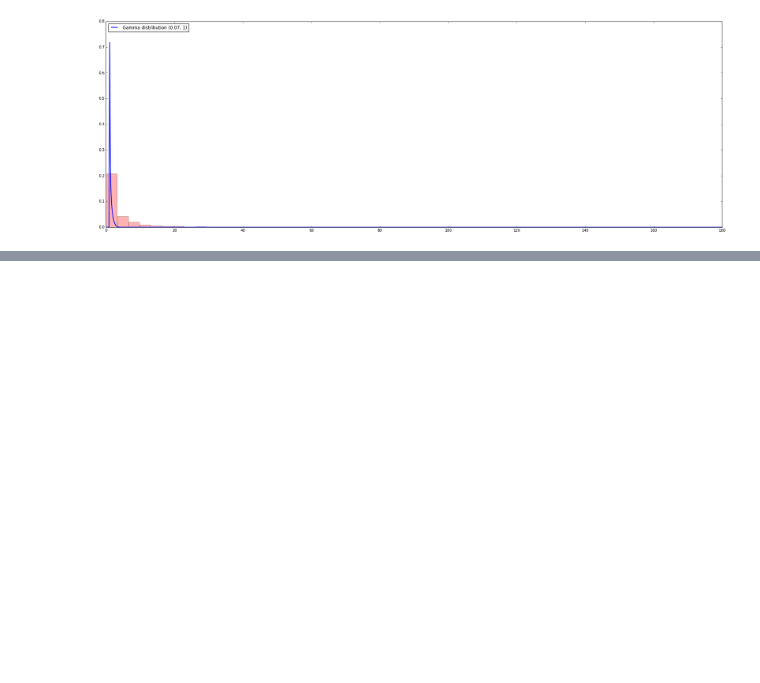
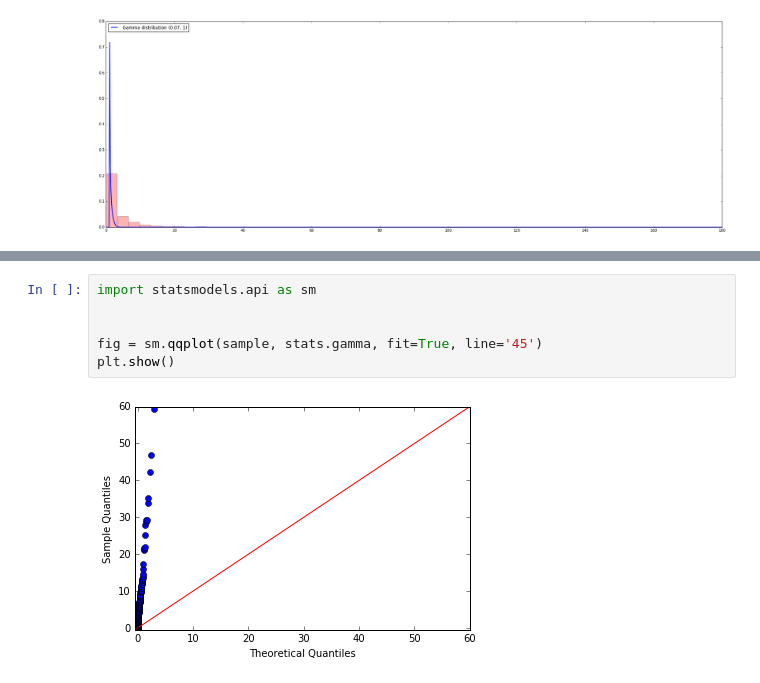
Before and after one commit to vipmax/PM, a Jupyter notebook: PM.ipynb, the cells around one changed output, grey strips where cells are left out. Drawn from its saved outputs; the diff is of its cells as text; blank space fills up the shorter version.

```diff
--- a/PM.ipynb
+++ b/PM.ipynb
@@ -285,0 +307,8 @@ for parameters in all_parameters:
+# %%
+import statsmodels.api as sm
+
+
+fig = sm.qqplot(sample, stats.gamma, fit=True, line='45')
+plt.show()
+# %% [output]
+[figure, added]
```
Also changed, not shown: parts of 3 cells of this notebook.
